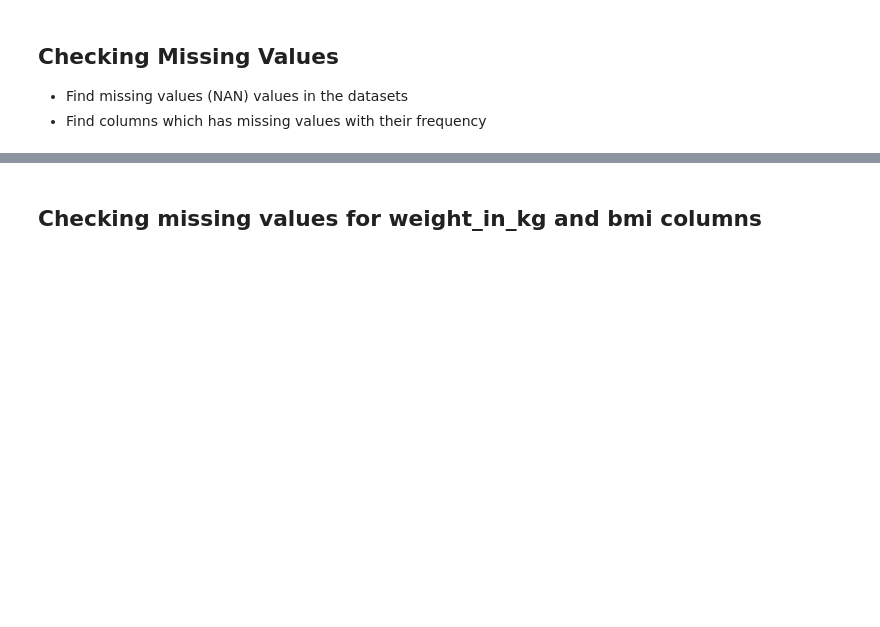
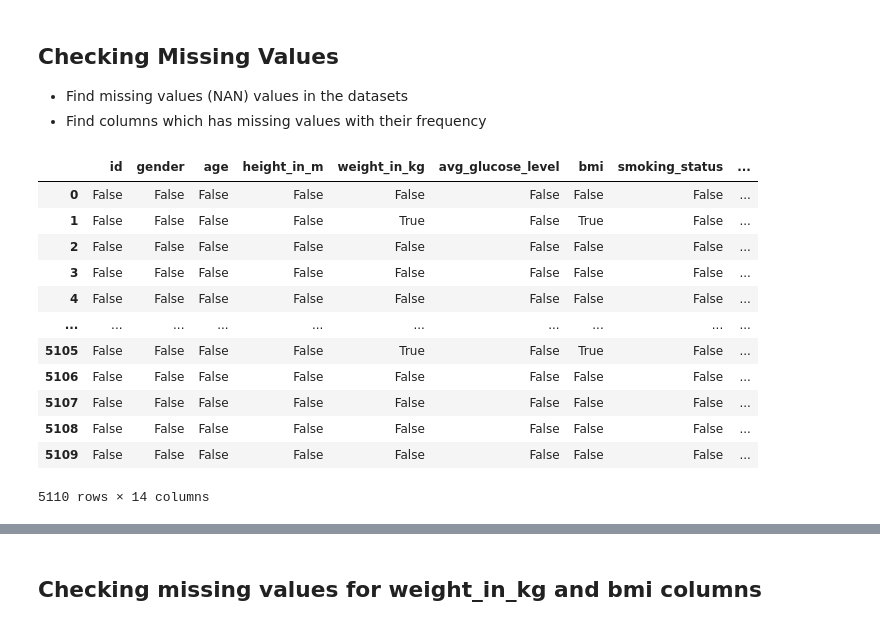
Before and after one commit to Neha-Shrestha/AI-Fellowship-Data-Wrangling, a Jupyter notebook: AI_FELLOWSHIP_Student_Notebook_Pandas_Data_Wrangling.ipynb, the cells around one changed output, grey strips where cells are left out. Saved outputs shown, nothing was run; the diff lists cells and outputs as text; code cells hidden in the pictures; blank space fills up the shorter version.

```diff
--- a/AI_FELLOWSHIP_Student_Notebook_Pandas_Data_Wrangling.ipynb
+++ b/AI_FELLOWSHIP_Student_Notebook_Pandas_Data_Wrangling.ipynb
@@ -380,3 +433,20 @@ df.loc[(df['gender']=="Female") & (df['smoking_status']=="smokes")]
 ## Checking Missing Values
 - Find missing values (NAN) values in the datasets
 - Find columns which has missing values with their frequency
+# %%
+## write your code here
+df.isnull()
+# %% [output]
+|  | id | gender | age | height_in_m | weight_in_kg | avg_glucose_level | bmi | smoking_status | ... |
+| 0 | False | False | False | False | False | False | False | False | ... |
+| 1 | False | False | False | False | True | False | True | False | ... |
+| 2 | False | False | False | False | False | False | False | False | ... |
+| 3 | False | False | False | False | False | False | False | False | ... |
+| 4 | False | False | False | False | False | False | False | False | ... |
+| ... | ... | ... | ... | ... | ... | ... | ... | ... | ... |
+| 5105 | False | False | False | False | True | False | True | False | ... |
+| 5106 | False | False | False | False | False | False | False | False | ... |
+| 5107 | False | False | False | False | False | False | False | False | ... |
+| 5108 | False | False | False | False | False | False | False | False | ... |
+| 5109 | False | False | False | False | False | False | False | False | ... |
+5110 rows × 14 columns
```
Also changed, not shown: parts of 26 cells of this notebook.
